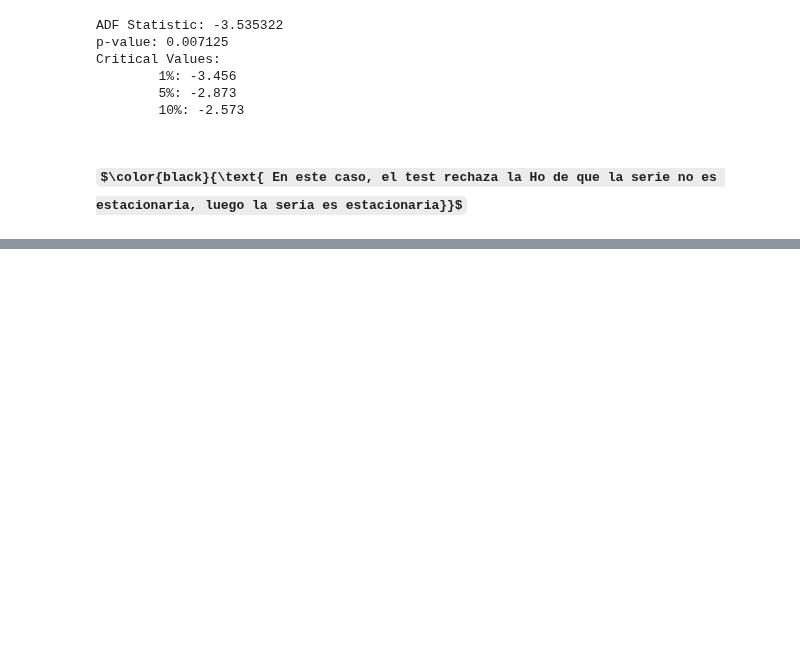
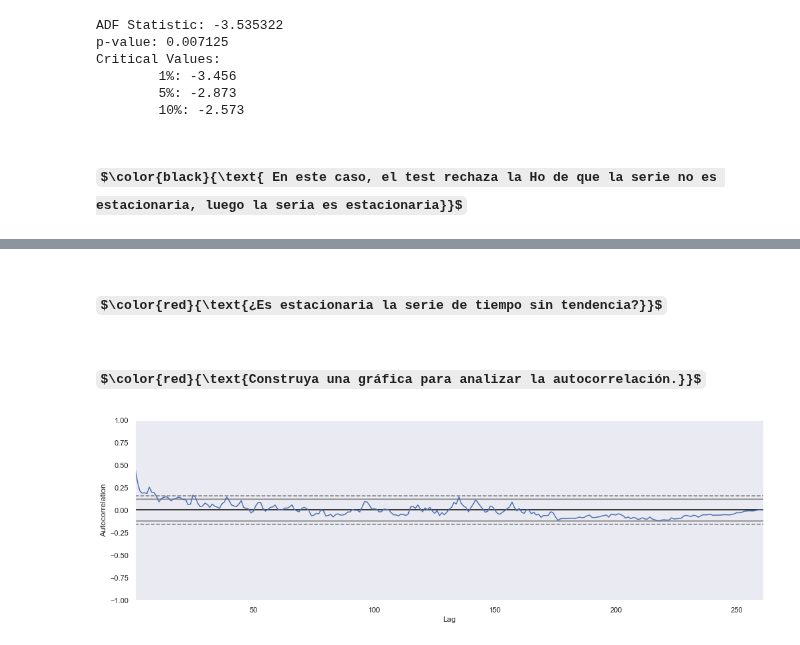
Before and after one commit to jega1228/Analisis_avanzado_Datos, a Jupyter notebook: E2 - Python TSA Analysis.ipynb, the cells around one changed output, grey strips where cells are left out. Drawn from its saved outputs; the diff is of its cells as text; code cells hidden in the pictures; some formulas as TeX source; blank space fills up the shorter version.

```diff
--- a/E2 - Python TSA Analysis.ipynb
+++ b/E2 - Python TSA Analysis.ipynb
@@ -75,0 +76,9 @@ plt.xlabel('Mes', fontsize=20);
+# %% [markdown]
+### $\color{red}{\text{¿Es estacionaria la serie de tiempo sin tendencia?}}$
+# %% [markdown]
+### $\color{red}{\text{Construya una gráfica para analizar la autocorrelación.}}$
+# %%
+plt.figure(figsize=(17,5))
+pd.plotting.autocorrelation_plot(df);
+# %% [output]
+[figure, added]
```
Also changed, not shown: parts of 8 cells of this notebook.
